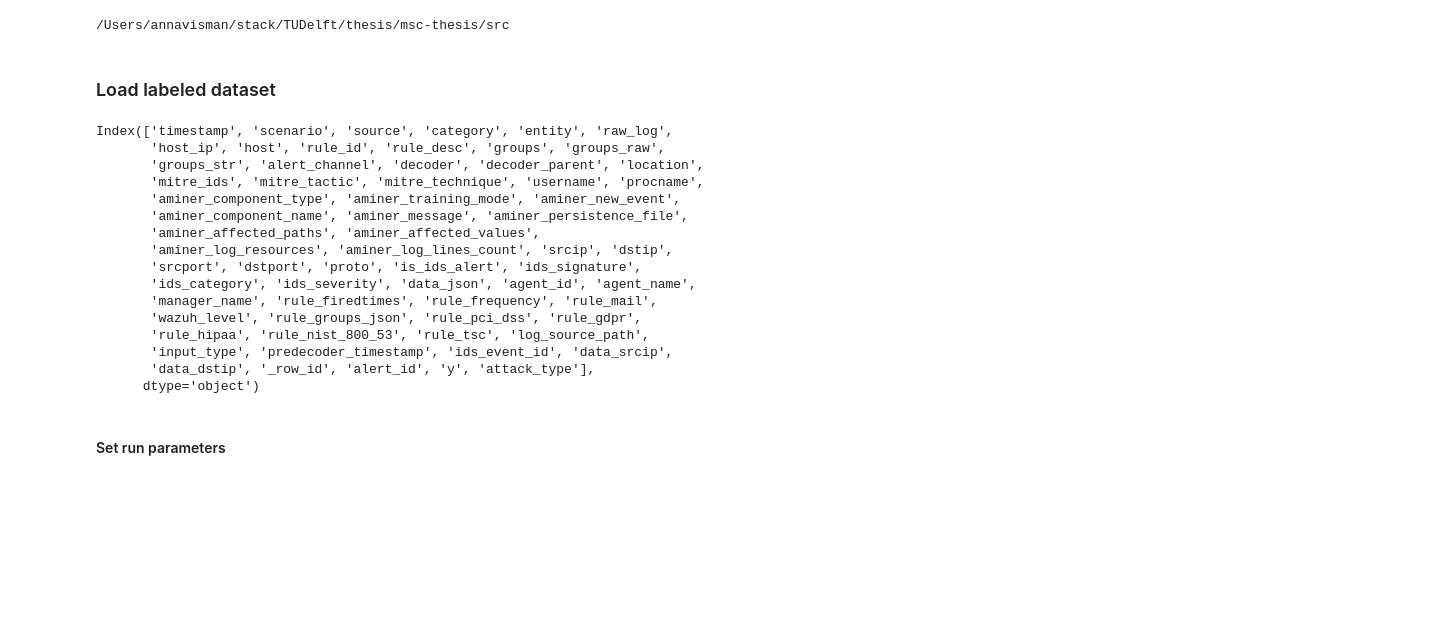
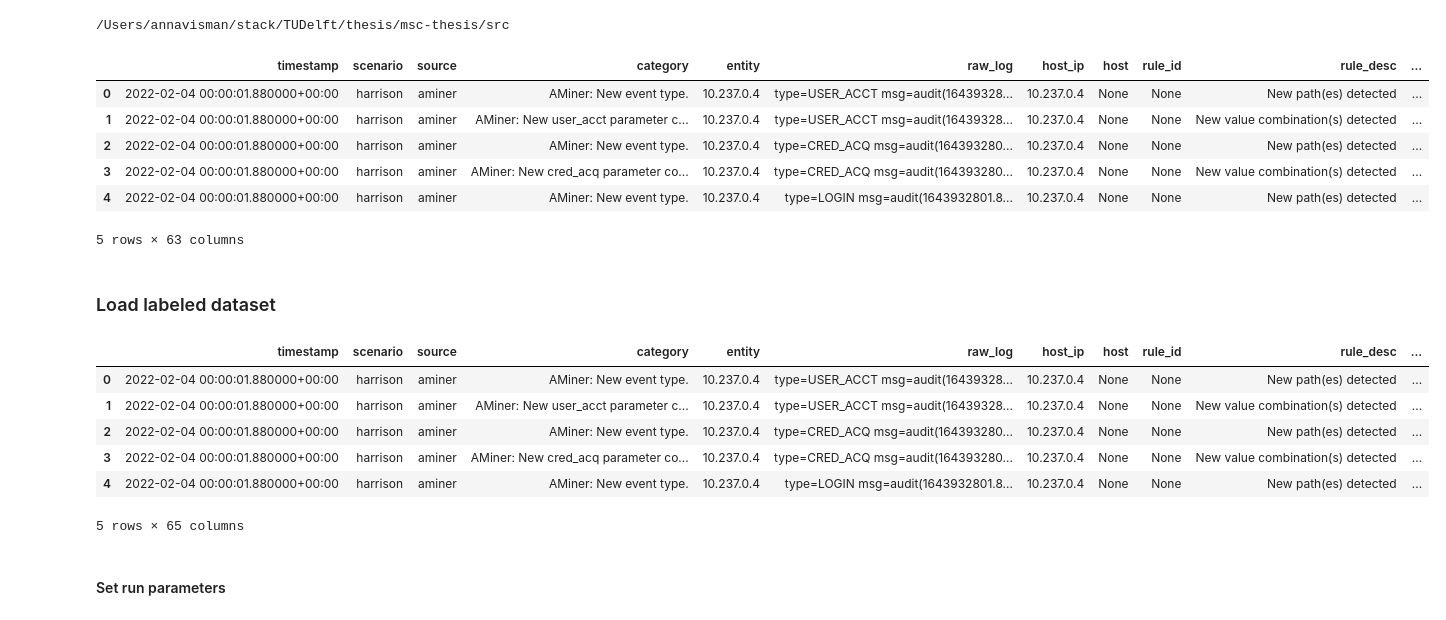
Before and after one commit to annaneliaa/msc-thesis, a Jupyter notebook: src/thesis/notebooks/mining.ipynb, the cells around one changed output. Cells and saved outputs as stored; diff of their text form; code cells hidden in the pictures; blank space fills up the shorter version.

Commit message:
simple eda on alerts_csv from ait ads paper

```diff
--- a/src/thesis/notebooks/mining.ipynb
+++ b/src/thesis/notebooks/mining.ipynb
@@ -49,6 +49,21 @@ from mining.candidate_metrics import compute_candidate_metrics
 #     filter_discriminative_candidates,
 #     filter_tfidf_candidates,
 # )
+# %%
+datafame = pd.read_parquet(
+    os.path.join(data_path, "ait_ads/combined_ait_ads.parquet"),
+    engine="pyarrow",
+)
+# %%
+datafame.head()
+# %% [output]
+|  | timestamp | scenario | source | category | entity | raw_log | host_ip | host | rule_id | rule_desc | ... |
+| 0 | 2022-02-04 00:00:01.880000+00:00 | harrison | aminer | AMiner: New event type. | 10.237.0.4 | type=USER_ACCT msg=audit(16439328... | 10.237.0.4 | None | None | New path(es) detected | ... |
+| 1 | 2022-02-04 00:00:01.880000+00:00 | harrison | aminer | AMiner: New user_acct parameter c... | 10.237.0.4 | type=USER_ACCT msg=audit(16439328... | 10.237.0.4 | None | None | New value combination(s) detected | ... |
+| 2 | 2022-02-04 00:00:01.880000+00:00 | harrison | aminer | AMiner: New event type. | 10.237.0.4 | type=CRED_ACQ msg=audit(164393280... | 10.237.0.4 | None | None | New path(es) detected | ... |
+| 3 | 2022-02-04 00:00:01.880000+00:00 | harrison | aminer | AMiner: New cred_acq parameter co... | 10.237.0.4 | type=CRED_ACQ msg=audit(164393280... | 10.237.0.4 | None | None | New value combination(s) detected | ... |
+| 4 | 2022-02-04 00:00:01.880000+00:00 | harrison | aminer | AMiner: New event type. | 10.237.0.4 | type=LOGIN msg=audit(1643932801.8... | 10.237.0.4 | None | None | New path(es) detected | ... |
+5 rows × 63 columns
 # %% [markdown]
 ### Load labeled dataset
 # %%
@@ -57,24 +72,15 @@ df = pd.read_parquet(
     engine="pyarrow",
 )
 # %%
-df.columns
+df.head()
 # %% [output]
+|  | timestamp | scenario | source | category | entity | raw_log | host_ip | host | rule_id | rule_desc | ... |
+| 0 | 2022-02-04 00:00:01.880000+00:00 | harrison | aminer | AMiner: New event type. | 10.237.0.4 | type=USER_ACCT msg=audit(16439328... | 10.237.0.4 | None | None | New path(es) detected | ... |
+| 1 | 2022-02-04 00:00:01.880000+00:00 | harrison | aminer | AMiner: New user_acct parameter c... | 10.237.0.4 | type=USER_ACCT msg=audit(16439328... | 10.237.0.4 | None | None | New value combination(s) detected | ... |
+| 2 | 2022-02-04 00:00:01.880000+00:00 | harrison | aminer | AMiner: New event type. | 10.237.0.4 | type=CRED_ACQ msg=audit(164393280... | 10.237.0.4 | None | None | New path(es) detected | ... |
+| 3 | 2022-02-04 00:00:01.880000+00:00 | harrison | aminer | AMiner: New cred_acq parameter co... | 10.237.0.4 | type=CRED_ACQ msg=audit(164393280... | 10.237.0.4 | None | None | New value combination(s) detected | ... |
+| 4 | 2022-02-04 00:00:01.880000+00:00 | harrison | aminer | AMiner: New event type. | 10.237.0.4 | type=LOGIN msg=audit(1643932801.8... | 10.237.0.4 | None | None | New path(es) detected | ... |
-Index(['timestamp', 'scenario', 'source', 'category', 'entity', 'raw_log',
-       'host_ip', 'host', 'rule_id', 'rule_desc', 'groups', 'groups_raw',
-       'groups_str', 'alert_channel', 'decoder', 'decoder_parent', 'location',
-       'mitre_ids', 'mitre_tactic', 'mitre_technique', 'username', 'procname',
-       'aminer_component_type', 'aminer_training_mode', 'aminer_new_event',
-       'aminer_component_name', 'aminer_message', 'aminer_persistence_file',
-       'aminer_affected_paths', 'aminer_affected_values',
-       'aminer_log_resources', 'aminer_log_lines_count', 'srcip', 'dstip',
-       'srcport', 'dstport', 'proto', 'is_ids_alert', 'ids_signature',
-       'ids_category', 'ids_severity', 'data_json', 'agent_id', 'agent_name',
-       'manager_name', 'rule_firedtimes', 'rule_frequency', 'rule_mail',
-       'wazuh_level', 'rule_groups_json', 'rule_pci_dss', 'rule_gdpr',
-       'rule_hipaa', 'rule_nist_800_53', 'rule_tsc', 'log_source_path',
-       'input_type', 'predecoder_timestamp', 'ids_event_id', 'data_srcip',
-       'data_dstip', '_row_id', 'alert_id', 'y', 'attack_type'],
-      dtype='object')
+5 rows × 65 columns
 # %%
 # make sure timestamps are datetime and sorted
 df["timestamp"] = pd.to_datetime(df["timestamp"], errors="coerce", utc=True)
```
Also changed, not shown: 5 other files.
